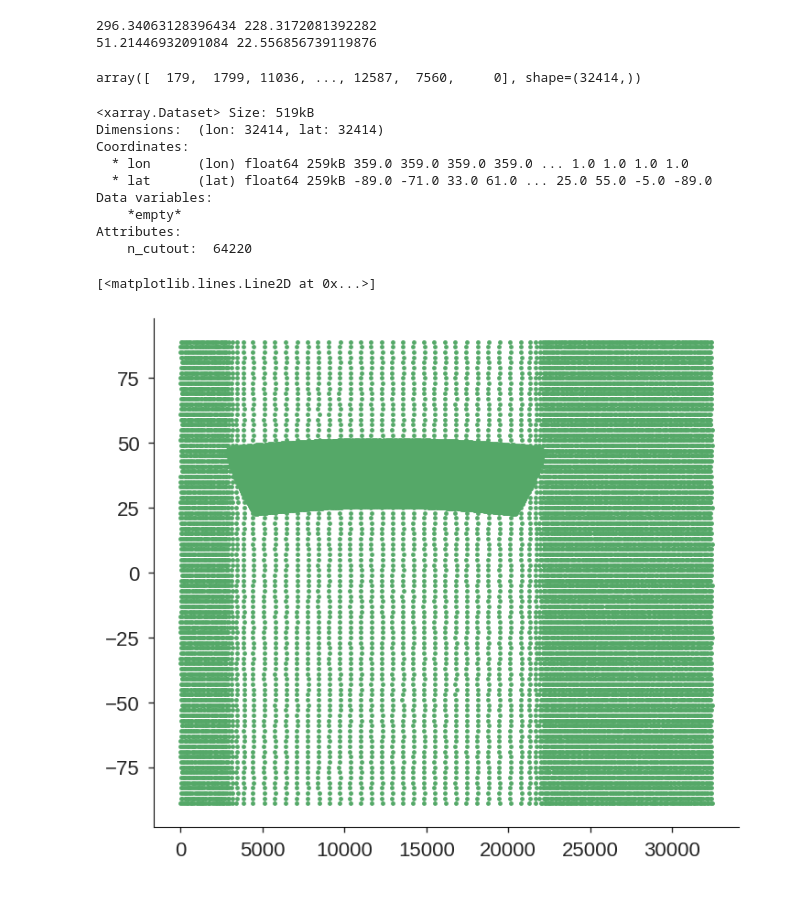
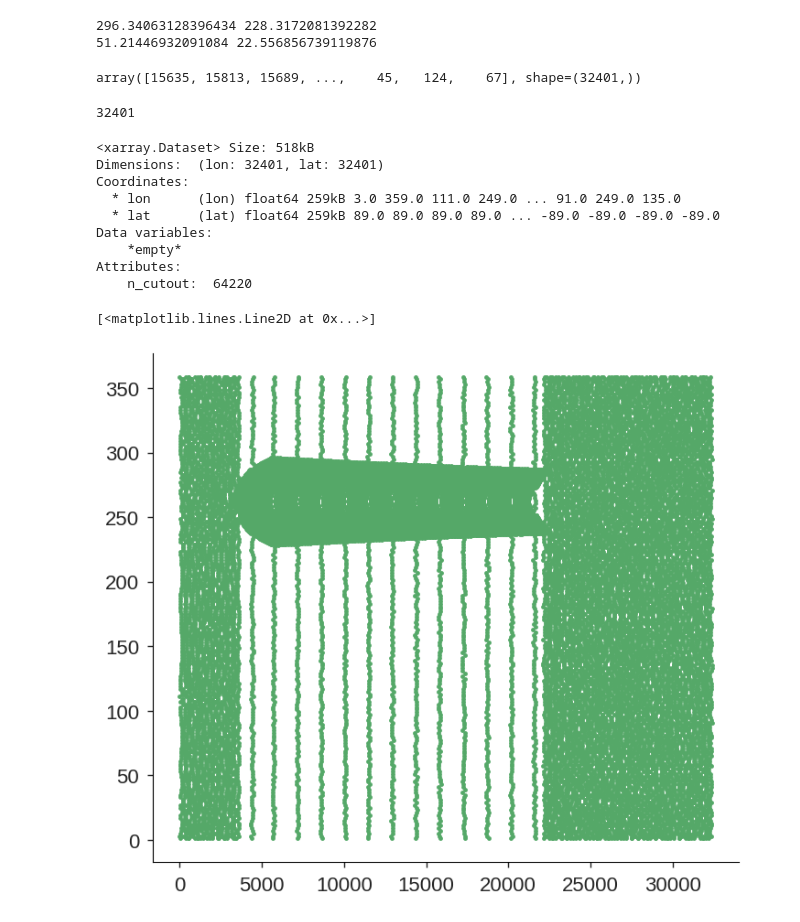
Before and after one commit to timothyas/nested-eagle, a Jupyter notebook: 1.00deg-15km/mesh-gen/csmswt-trim10/combine_latent_meshes_x2_sponge.ipynb, the cells around one changed output. Saved outputs shown, nothing was run; the diff lists cells and outputs as text; code cells hidden in the pictures.

```diff
--- a/1.00deg-15km/mesh-gen/csmswt-trim10/combine_latent_meshes_x2_sponge.ipynb
+++ b/1.00deg-15km/mesh-gen/csmswt-trim10/combine_latent_meshes_x2_sponge.ipynb
@@ -25,9 +25,10 @@ def open_nested(trim_edge=0, min_distance_km=0):
         min_distance_km=min_distance_km,
     )
 # %%
-data = open_nested(trim_edge=(10, 11, 10, 11), min_distance_km=0)
+data = open_nested(trim_edge=(10, 11, 10, 11), min_distance_km=15)
 n_cutout = data.grids[0]
 print(n_cutout)
+print(data.shape)
 # %% [output]
 Dataset /pscratch/sd/t/timothys/nested-eagle/1.00deg-15km/data/hrrr.zarr has missing dates
 Dataset /pscratch/sd/t/timothys/nested-eagle/1.00deg-15km/data/gfs.zarr has missing dates
@@ -83,7 +73,7 @@ mask = cutout_mask(
         lons=hmesh.lon.values.flatten(),
         global_lats=glat.flatten(),
         global_lons=glon.flatten(),
-        min_distance_km=0,
+        min_distance_km=2*15,
 )
 # %%
 fig, ax = plt.subplots(
@@ -136,44 +126,50 @@ from anemoi.graphs.generate.utils import get_coordinates_ordering
 # Lets not worry about radians? since lon is 0-360 in both and -90-90 in both
 #from anemoi.graphs.generate.transforms import cartesian_to_latlon_rad
 # %%
-coords = np.stack([clon, clat], axis=-1)
+coords = np.stack([clat, clon], axis=-1)
+coords = np.deg2rad(coords)
 order = get_coordinates_ordering(coords)
+coords = np.rad2deg(coords[order])
 # %%
 order
 # %% [output]
-array([  179,  1799, 11036, ..., 12587,  7560,     0], shape=(32414,))
+array([15635, 15813, 15689, ...,    45,   124,    67], shape=(32401,))
+# %%
+len(coords)
+# %% [output]
+32401
 # %%
 cds = xr.Dataset(
     attrs={"n_cutout": n_cutout}
 )
 
 cds["lon"] = xr.DataArray(
-    coords[order, 0],
-    coords={"lon": coords[order, 0]},
+    coords[:, 1],
+    coords={"lon": coords[:, 0]},
 )
 
 clat = np.concatenate([glat.flatten()[mask], hmesh.lat.values.flatten()])
 cds["lat"] = xr.DataArray(
-    coords[order, 1],
-    coords={"lat": coords[order,1]},
+    coords[:, 0],
+    coords={"lat": coords[:,1]},
 )
 # %%
 cds
 # %% [output]
-<xarray.Dataset> Size: 519kB
-Dimensions:  (lon: 32414, lat: 32414)
+<xarray.Dataset> Size: 518kB
+Dimensions:  (lon: 32401, lat: 32401)
 Coordinates:
-  * lon      (lon) float64 259kB 359.0 359.0 359.0 359.0 ... 1.0 1.0 1.0 1.0
-  * lat      (lat) float64 259kB -89.0 -71.0 33.0 61.0 ... 25.0 55.0 -5.0 -89.0
+  * lon      (lon) float64 259kB 3.0 359.0 111.0 249.0 ... 91.0 249.0 135.0
+  * lat      (lat) float64 259kB 89.0 89.0 89.0 89.0 ... -89.0 -89.0 -89.0 -89.0
 Data variables:
     *empty*
 Attributes:
     n_cutout:  64220
 # %%
-plt.plot(cds.lat.values, ls="", marker=".")
+plt.plot(cds.lon.values, ls="", marker=".")
 # %% [output]
 [<matplotlib.lines.Line2D at 0x...>]
-[figure, old version]
+[figure, new version]
 # %%
 np.savez("latentx2.spongex1.combined.sorted.npz", lon=cds.lon.values, lat=cds.lat.values)
 # %%
```
Also changed, not shown: parts of 6 cells of this notebook, 4 other files.
